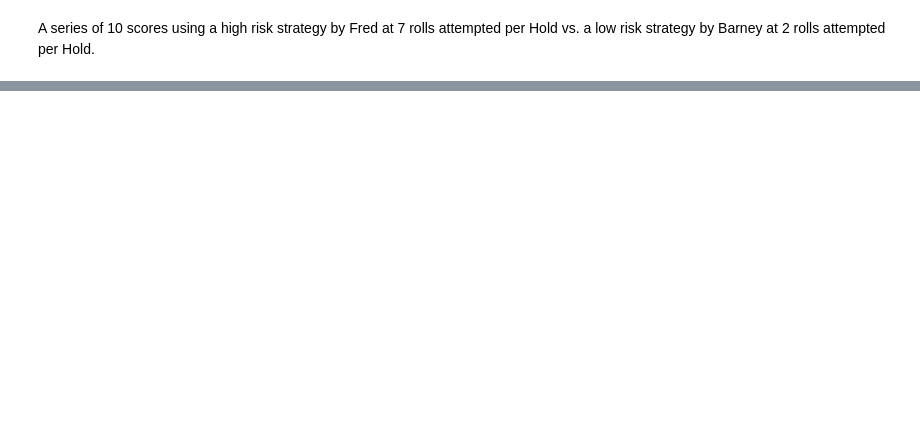
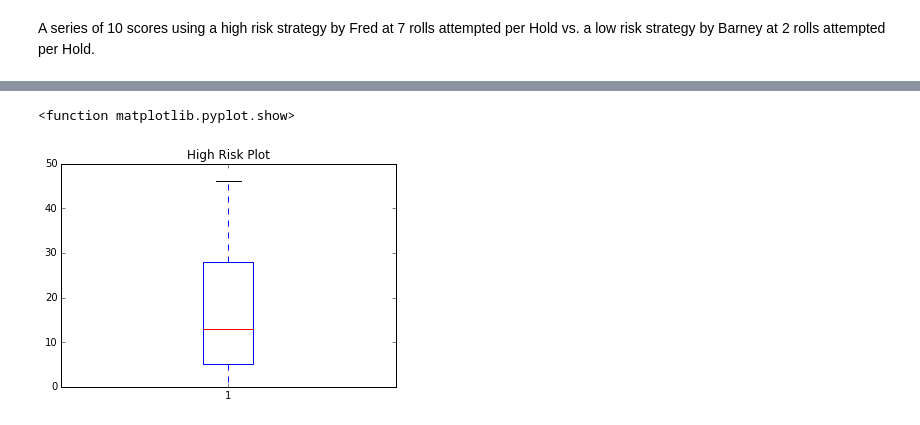
Before and after one commit to BobAmand/ultimate-pig, a Jupyter notebook: simple-ultimate-pig.ipynb, the cells around one changed output, grey strips where cells are left out. Saved outputs shown, nothing was run; the diff lists cells and outputs as text; code cells hidden in the pictures; blank space fills up the shorter version.

```diff
--- a/simple-ultimate-pig.ipynb
+++ b/simple-ultimate-pig.ipynb
@@ -106,0 +133,11 @@ plt.boxplot()
+# %%
+
+plt.boxplot(fdata)
+plt.title('High Risk Plot')
+#plt.boxplot(bdata)
+#plt.title('Low Risk Plot')
+
+plt.show
+# %% [output]
+<function matplotlib.pyplot.show>
+[figure, added]
```
Also changed, not shown: parts of 16 cells of this notebook.
